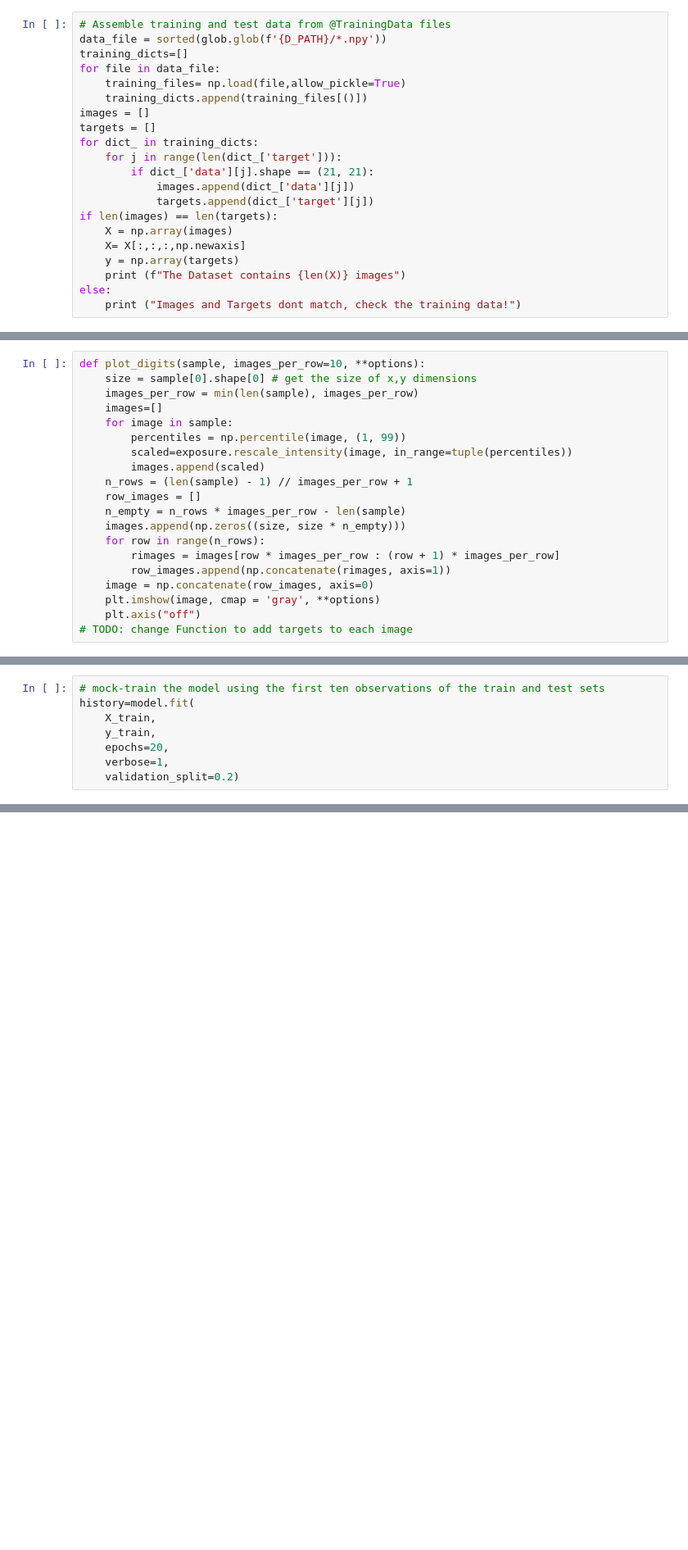
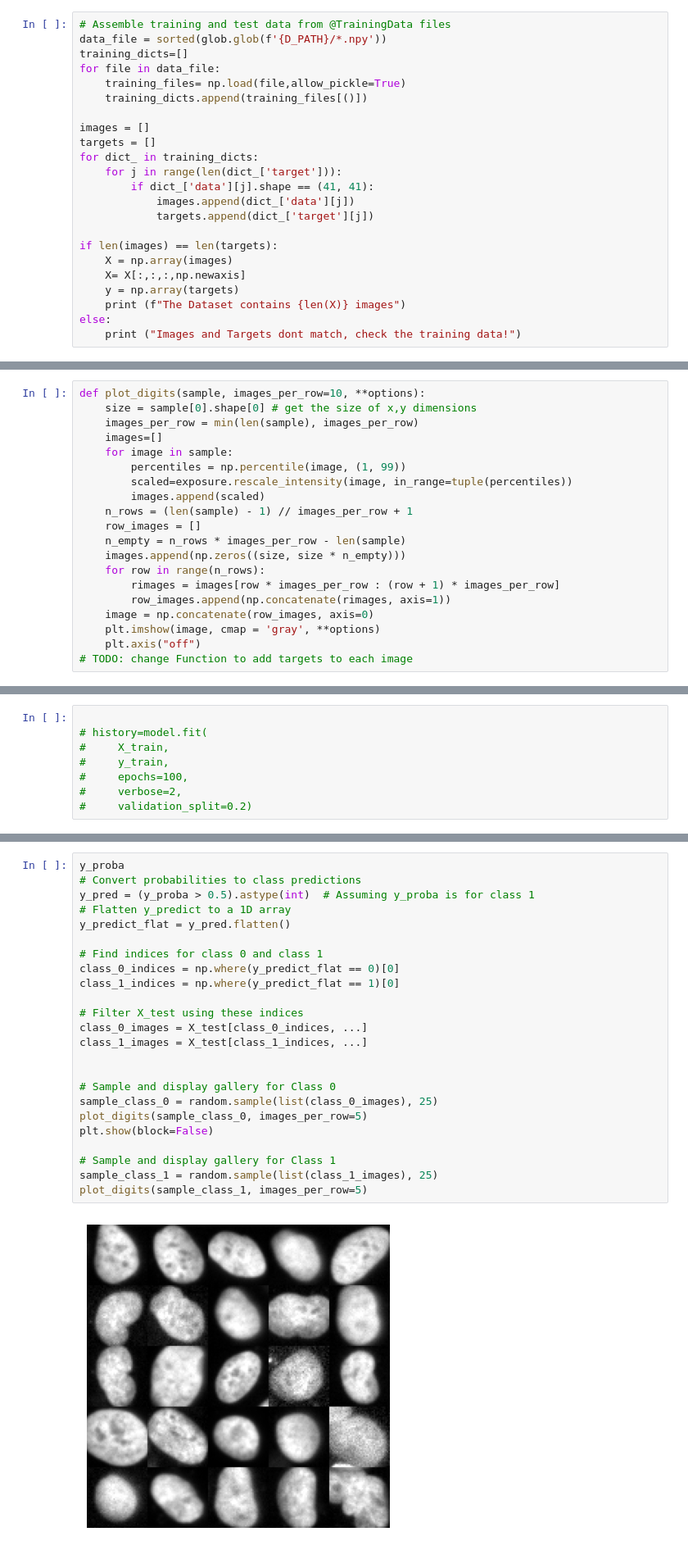
Before and after one commit to HocheggerLab/Mitotic-Release, a Jupyter notebook: MI_Classification/CNN_Training/Model_gen.ipynb, the cells around one changed output, grey strips where cells are left out. Shown at 82% size. Cells and saved outputs as stored; diff of their text form; blank space fills up the shorter version.

Commit message:
20x analysis with new model now working on test data. Choice of 10x or 20x needs to be manually adjusted in __init__.py/Defaults

```diff
--- a/MI_Classification/CNN_Training/Model_gen.ipynb
+++ b/MI_Classification/CNN_Training/Model_gen.ipynb
@@ -26,13 +28,15 @@ training_dicts=[]
 for file in data_file:
     training_files= np.load(file,allow_pickle=True)
     training_dicts.append(training_files[()])
+
 images = []
 targets = []
 for dict_ in training_dicts:
     for j in range(len(dict_['target'])):
-        if dict_['data'][j].shape == (21, 21):
+        if dict_['data'][j].shape == (41, 41):
             images.append(dict_['data'][j])
             targets.append(dict_['target'][j])
+
 if len(images) == len(targets):
     X = np.array(images)
     X= X[:,:,:,np.newaxis]
@@ -158,8 +244,8 @@ model.compile(
 # %%
-# mock-train the model using the first ten observations of the train and test sets
-history=model.fit(
-    X_train,
-    y_train,
-    epochs=20,
-    verbose=1,
-    validation_split=0.2)
+
+# history=model.fit(
+#     X_train,
+#     y_train,
+#     epochs=100,
+#     verbose=2,
+#     validation_split=0.2)
@@ -196,0 +262,26 @@ NameError: name 'X_test' is not defined
+# %%
+y_proba
+# Convert probabilities to class predictions
+y_pred = (y_proba > 0.5).astype(int)  # Assuming y_proba is for class 1
+# Flatten y_predict to a 1D array
+y_predict_flat = y_pred.flatten()
+
+# Find indices for class 0 and class 1
+class_0_indices = np.where(y_predict_flat == 0)[0]
+class_1_indices = np.where(y_predict_flat == 1)[0]
+
+# Filter X_test using these indices
+class_0_images = X_test[class_0_indices, ...]
+class_1_images = X_test[class_1_indices, ...]
+
+
+# Sample and display gallery for Class 0
+sample_class_0 = random.sample(list(class_0_images), 25)
+plot_digits(sample_class_0, images_per_row=5)
+plt.show(block=False)
+
+# Sample and display gallery for Class 1
+sample_class_1 = random.sample(list(class_1_images), 25)
+plot_digits(sample_class_1, images_per_row=5)
+# %% [output]
+[figure, added]
```
Also changed, not shown: parts of 22 cells of this notebook, 17 other files.
